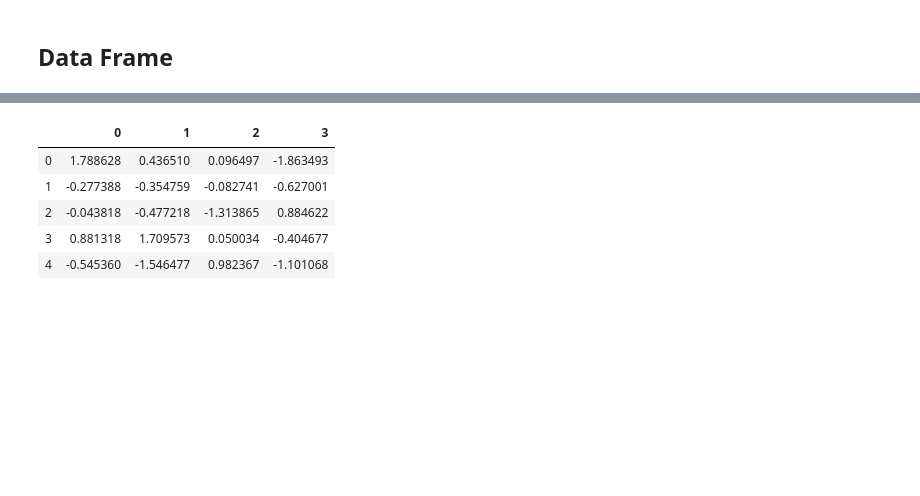
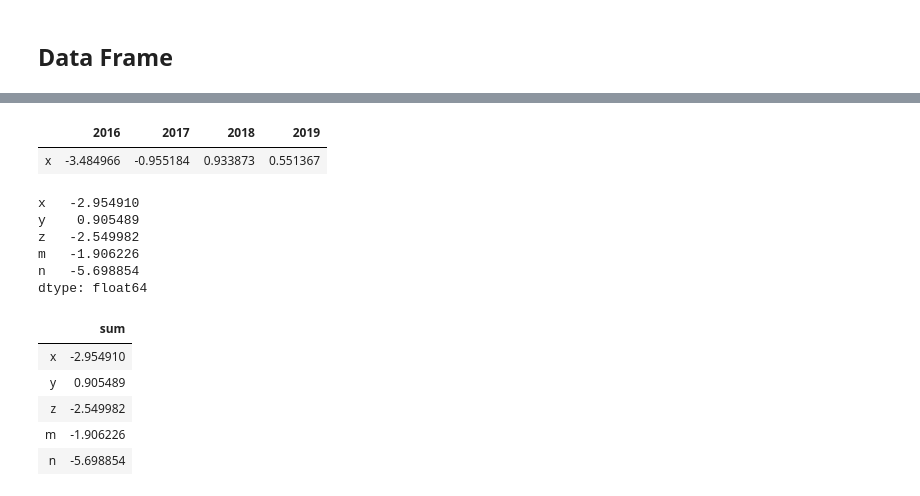
Before and after one commit to Brahma04/Pandas, a Jupyter notebook: Pandas.ipynb, the cells around one changed output, grey strips where cells are left out. Drawn from its saved outputs; the diff is of its cells as text; code cells hidden in the pictures; blank space fills up the shorter version.

```diff
--- a/Pandas.ipynb
+++ b/Pandas.ipynb
@@ -110,0 +121,3 @@ np.random.seed(3)
+# %%
+df1=pd.DataFrame(a,['x','y','z','m','n'],[2016,2017,2018,2019])
+df1
@@ -111,9 +151,24 @@ np.random.seed(3)
+# %%
+df1[:'x']
+# %% [output]
+|  | 2016 | 2017 | 2018 | 2019 |
+| x | -3.484966 | -0.955184 | 0.933873 | 0.551367 |
+# %%
+df1['sum']=df1[2016]+df1[2017]+df1[2018]+df1[2019]
+df1['sum']
+# %% [output]
+x   -2.954910
+y    0.905489
+z   -2.549982
+m   -1.906226
+n   -5.698854
+dtype: float64
 # %%
-pd.DataFrame(a)
+pd.DataFrame(df1['sum'])
 # %% [output]
-|  | 0 | 1 | 2 | 3 |
-| 0 | 1.788628 | 0.436510 | 0.096497 | -1.863493 |
-| 1 | -0.277388 | -0.354759 | -0.082741 | -0.627001 |
-| 2 | -0.043818 | -0.477218 | -1.313865 | 0.884622 |
-| 3 | 0.881318 | 1.709573 | 0.050034 | -0.404677 |
-| 4 | -0.545360 | -1.546477 | 0.982367 | -1.101068 |
+|  | sum |
+| x | -2.954910 |
+| y | 0.905489 |
+| z | -2.549982 |
+| m | -1.906226 |
+| n | -5.698854 |
```
Also changed, not shown: parts of 24 cells of this notebook.
